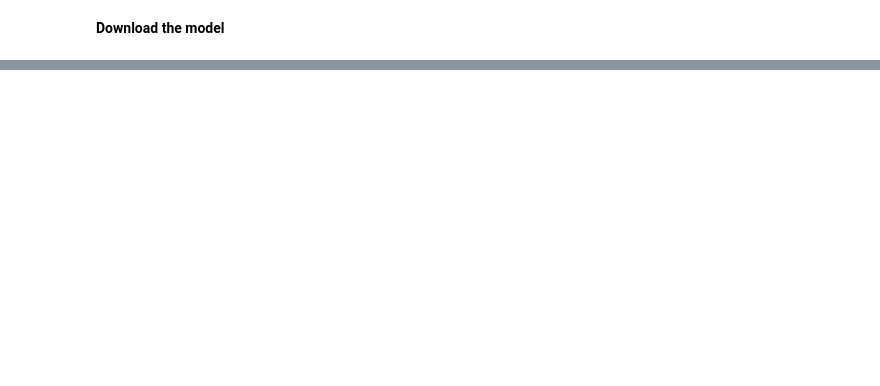
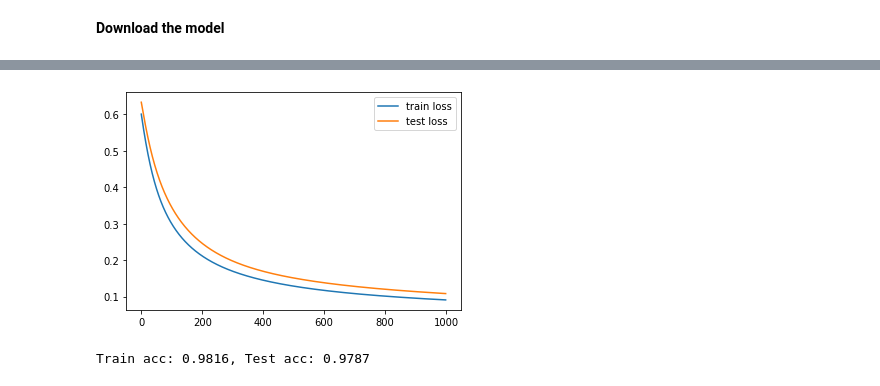
Before and after one commit to AdrianCobo/Deep-Learning-And-Artificial-Intelligence, a Jupyter notebook: Lesson03_Linear_Classification.ipynb, the cells around one changed output, grey strips where cells are left out. Drawn from its saved outputs; the diff is of its cells as text; code cells hidden in the pictures; blank space fills up the shorter version.

```diff
--- a/Lesson03_Linear_Classification.ipynb
+++ b/Lesson03_Linear_Classification.ipynb
@@ -237,0 +267,37 @@ files.download('mymodel.pt')
+# %%
+# Convert data into torch tensors
+X_train = torch.from_numpy(X_train.astype(np.float32))
+X_test = torch.from_numpy(X_test.astype(np.float32))
+Y_train = torch.from_numpy(Y_train.astype(np.float32).reshape(-1,1))
+Y_test = torch.from_numpy(Y_test.astype(np.float32).reshape(-1,1))
+# %%
+# Train the model
+n_epochs = 1000
+
+# stuff to store
+train_losses = np.zeros(n_epochs)
+test_losses = np.zeros(n_epochs)
+
+for it in range(n_epochs):
+  # zero the parameter gradients
+  optimizer.zero_grad()
+
+  # Forward pass
+  outputs = model(X_train)
+  loss = criterion(outputs, Y_train)
+
+  # Backward and optimize
+  loss.backward()
+  optimizer.step()
+
+  # Get test loss
+  outputs_test = model(X_test)
+  loss_test = criterion(outputs_test, Y_test)
+
+  # Save losses
+  train_losses[it] = loss.item()
+  test_losses[it] = loss_test.item()
+  if (it + 1) % 50 == 0:
+    print(f'Epoch {it+1}/{n_epochs}, Train Loss: {loss.item():.4f}, Test Loss: {loss_test.item()}')
+
+  # Test loss increasing during training = overfitting the model
@@ -237,0 +325,21 @@ files.download('mymodel.pt')
+# %%
+# Plot the train loss and test loss per iteration
+plt.plot(train_losses, label='train loss')
+plt.plot(test_losses,label='test loss')
+plt.legend()
+plt.show()
+# %% [output]
+[figure, added]
+# %%
+# Get accuracy
+with torch.no_grad():
+  p_train = model(X_train)
+  p_train = (p_train.numpy() > 0)
+  train_acc = np.mean(Y_train.numpy() == p_train)
+
+  p_test = model(X_test)
+  p_test = (p_test.numpy() > 0)
+  test_acc = np.mean(Y_test.numpy() == p_test)
+print(f"Train acc: {train_acc:.4f}, Test acc: {test_acc:.4f}")
+# %% [output]
+Train acc: 0.9816, Test acc: 0.9787
```
Also changed, not shown: parts of 13 cells of this notebook.
